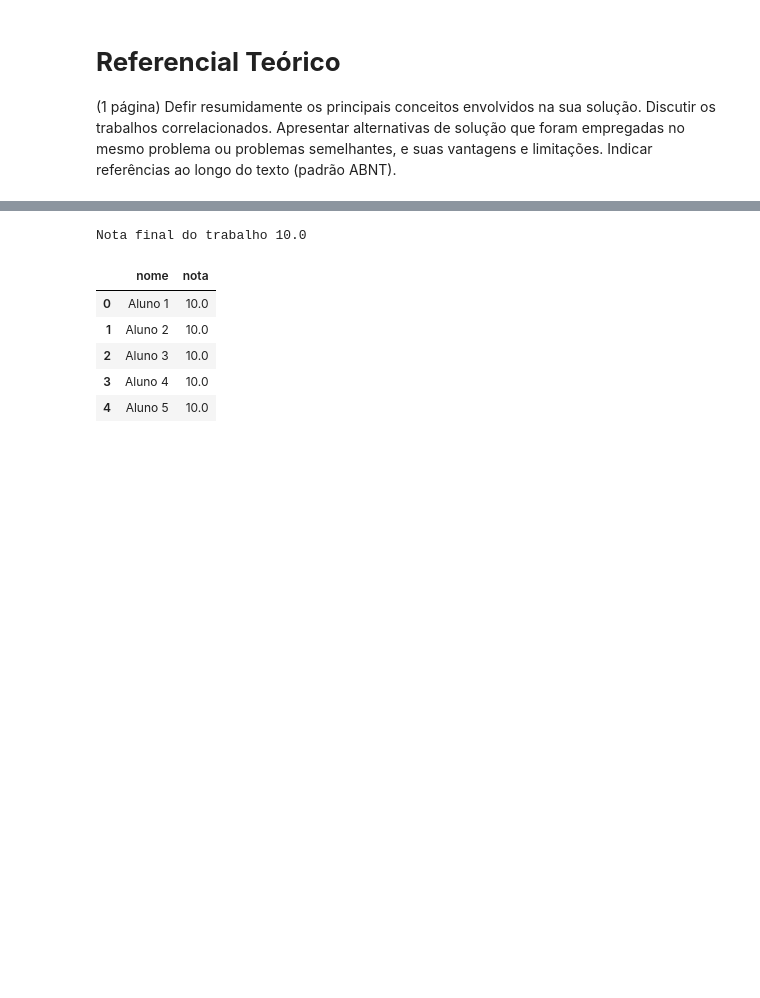
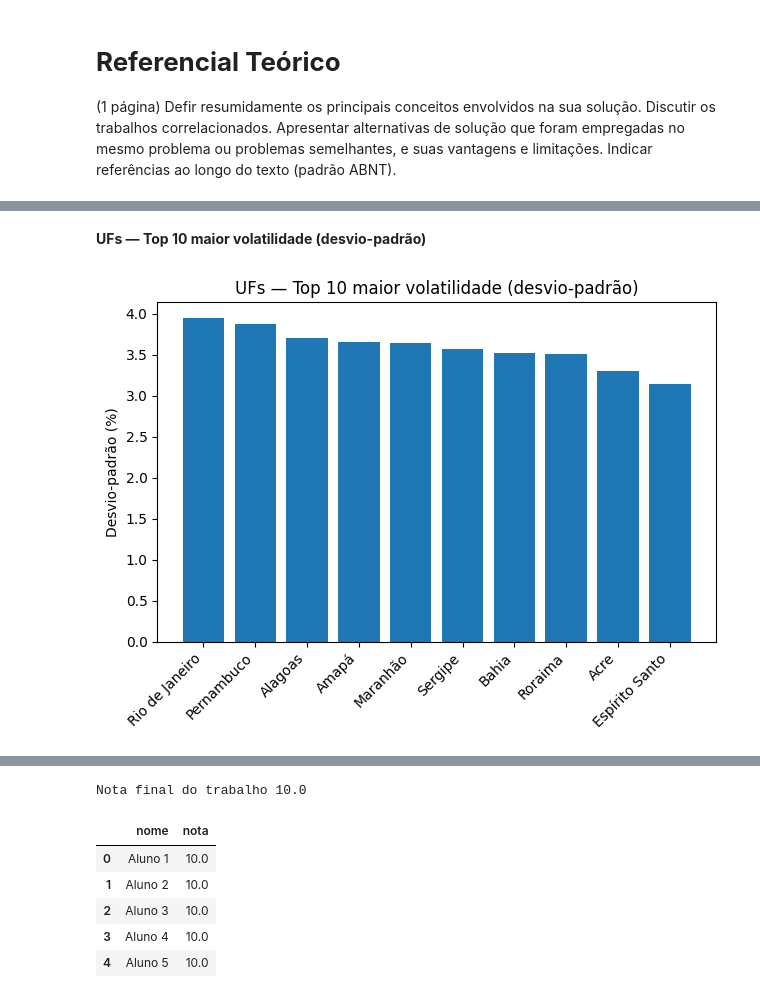
Before and after one commit to lattarian/projeto_aplicado_iv, a Jupyter notebook: projeto/cd_projeto_aplicado_IV_entrega_3.ipynb, the cells around one changed output, grey strips where cells are left out. Drawn from its saved outputs; the diff is of its cells as text; code cells hidden in the pictures; blank space fills up the shorter version.

```diff
--- a/projeto/cd_projeto_aplicado_IV_entrega_3.ipynb
+++ b/projeto/cd_projeto_aplicado_IV_entrega_3.ipynb
@@ -55,0 +478,10 @@ Complementar a entrega anterior.
+# %% [markdown]
+**UFs — Top 10 maior volatilidade (desvio-padrão)**
+# %%
+top10_vol = uf_stats.sort_values("desvio", ascending=False).head(10)
+plt.figure()
+plt.bar(top10_vol["local"], top10_vol["desvio"])
+plt.title("UFs — Top 10 maior volatilidade (desvio-padrão)")
+plt.xticks(rotation=45, ha="right"); plt.ylabel("Desvio-padrão (%)"); plt.tight_layout(); plt.show()
+# %% [output]
+[figure, added]
```
Also changed, not shown: parts of 71 cells of this notebook.
